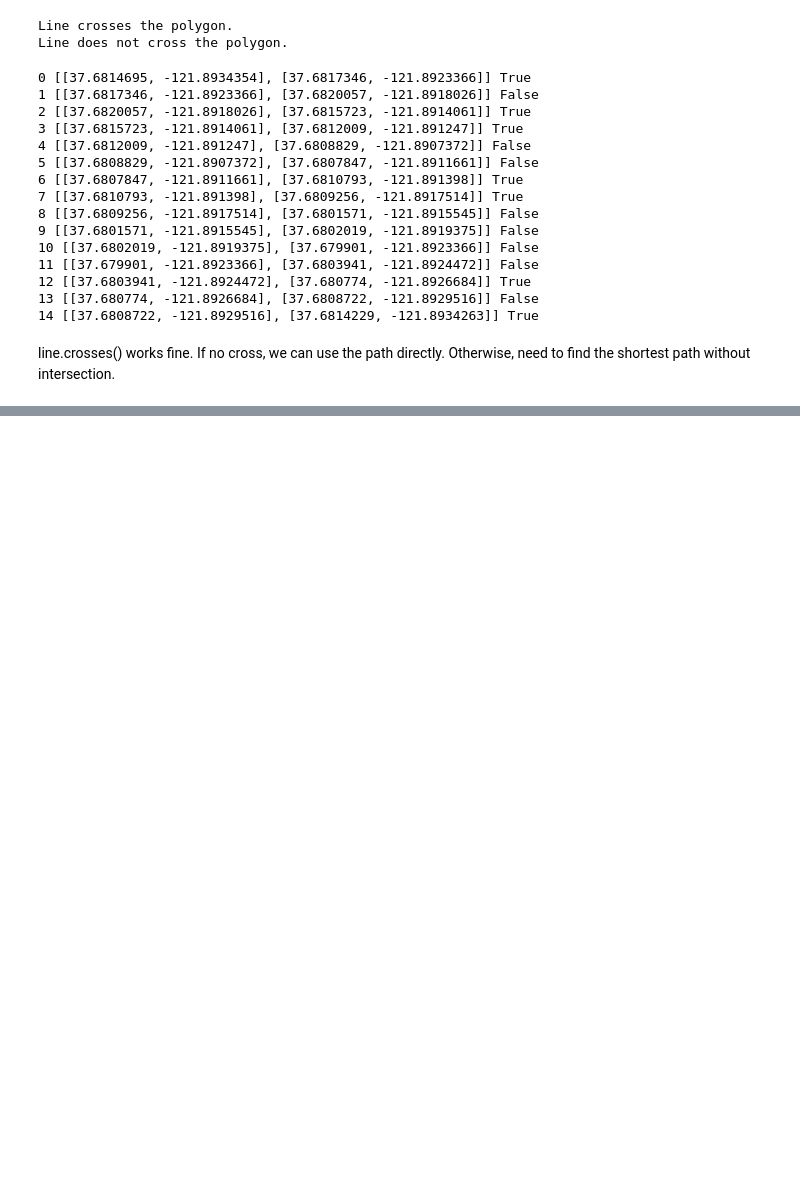
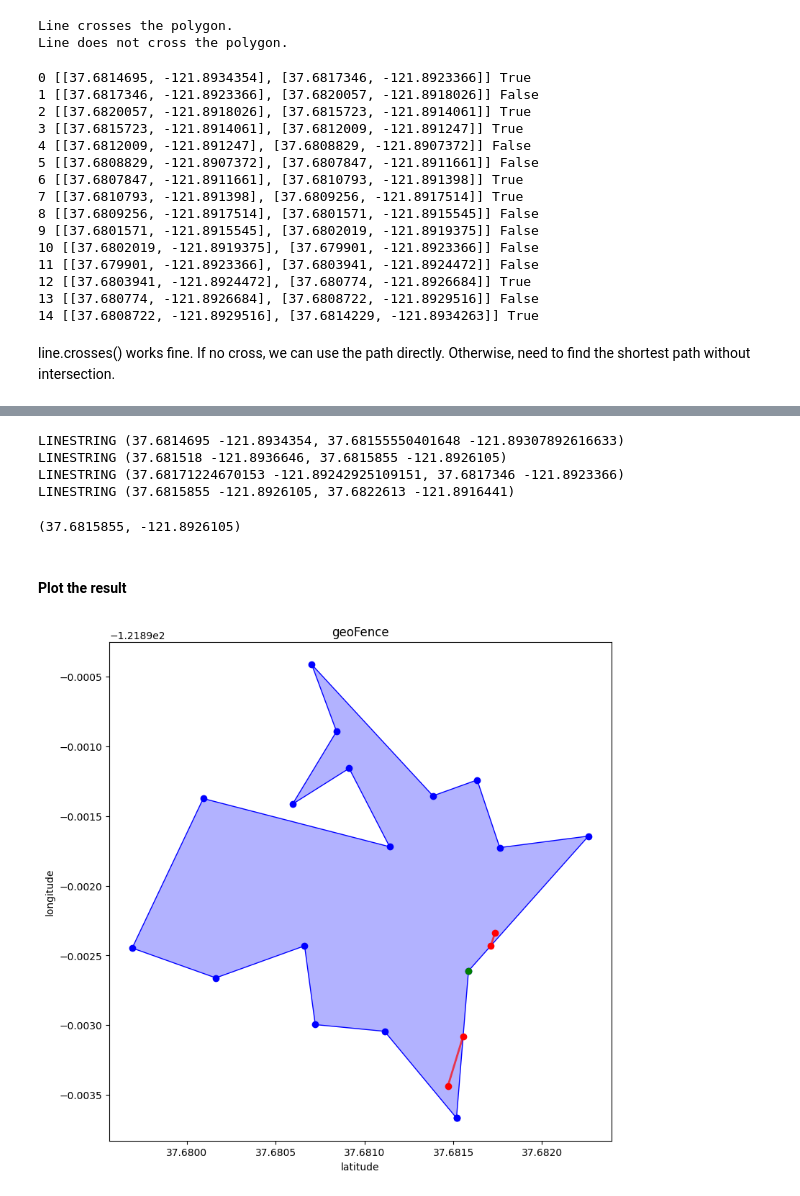
Before and after one commit to TheErickLiu/AmadorUAV2025, a Jupyter notebook: question2.ipynb, the cells around one changed output, grey strips where cells are left out. Drawn from its saved outputs; the diff is of its cells as text; code cells hidden in the pictures; blank space fills up the shorter version.

```diff
--- a/question2.ipynb
+++ b/question2.ipynb
@@ -387,0 +487,48 @@ LineString
+# %%
+# find geofence edge that contains an intersection point
+def find_polygon_edge(line, polygon_edges):
+    for edge in polygon_edges:
+        if line.intersects(edge):
+            return edge
+    return None
+
+line = LineString(waypoints[:2])
+for new_line in get_intersected_lines(line, geofence_polygon):
+    print(new_line)
+    print(find_polygon_edge(new_line, geofence_edges))
+# %% [output]
+LINESTRING (37.6814695 -121.8934354, 37.68155550401648 -121.89307892616633)
+LINESTRING (37.681518 -121.8936646, 37.6815855 -121.8926105)
+LINESTRING (37.68171224670153 -121.89242925109151, 37.6817346 -121.8923366)
+LINESTRING (37.6815855 -121.8926105, 37.6822613 -121.8916441)
+# %%
+def shared_point(line1, line2):
+    """Return the shared point of two lines"""
+    if line1.coords[0] == line2.coords[1]:
+        return line1.coords[0]
+    if line1.coords[1] == line2.coords[0]:
+        return line1.coords[1]
+    return None
+
+new_lines = get_intersected_lines(line, geofence_polygon)
+edges = [find_polygon_edge(nl, geofence_edges) for nl in new_lines]
+target_point = shared_point(edges[0], edges[1])
+print(target_point)
+# %% [output]
+(37.6815855, -121.8926105)
+# %% [markdown]
+#### Plot the result
+# %%
+from shapely.plotting import plot_line, plot_polygon
+
+fig = plt.figure(figsize=(9, 9))
+ax = fig.add_subplot(111)
+ax.set_title("geoFence")
+ax.set_xlabel("latitude")
+ax.set_ylabel("longitude")
+plot_polygon(geofence_polygon, ax=ax, add_points=True, color="blue")
+plot_line(new_lines, ax=ax, add_points=True, color="red", alpha=0.7)
+ax.plot(target_point[0], target_point[1], 'go')
+fig.show()
+# %% [output]
+[figure, added]
```
Also changed, not shown: parts of 9 cells of this notebook, 2 other files.
